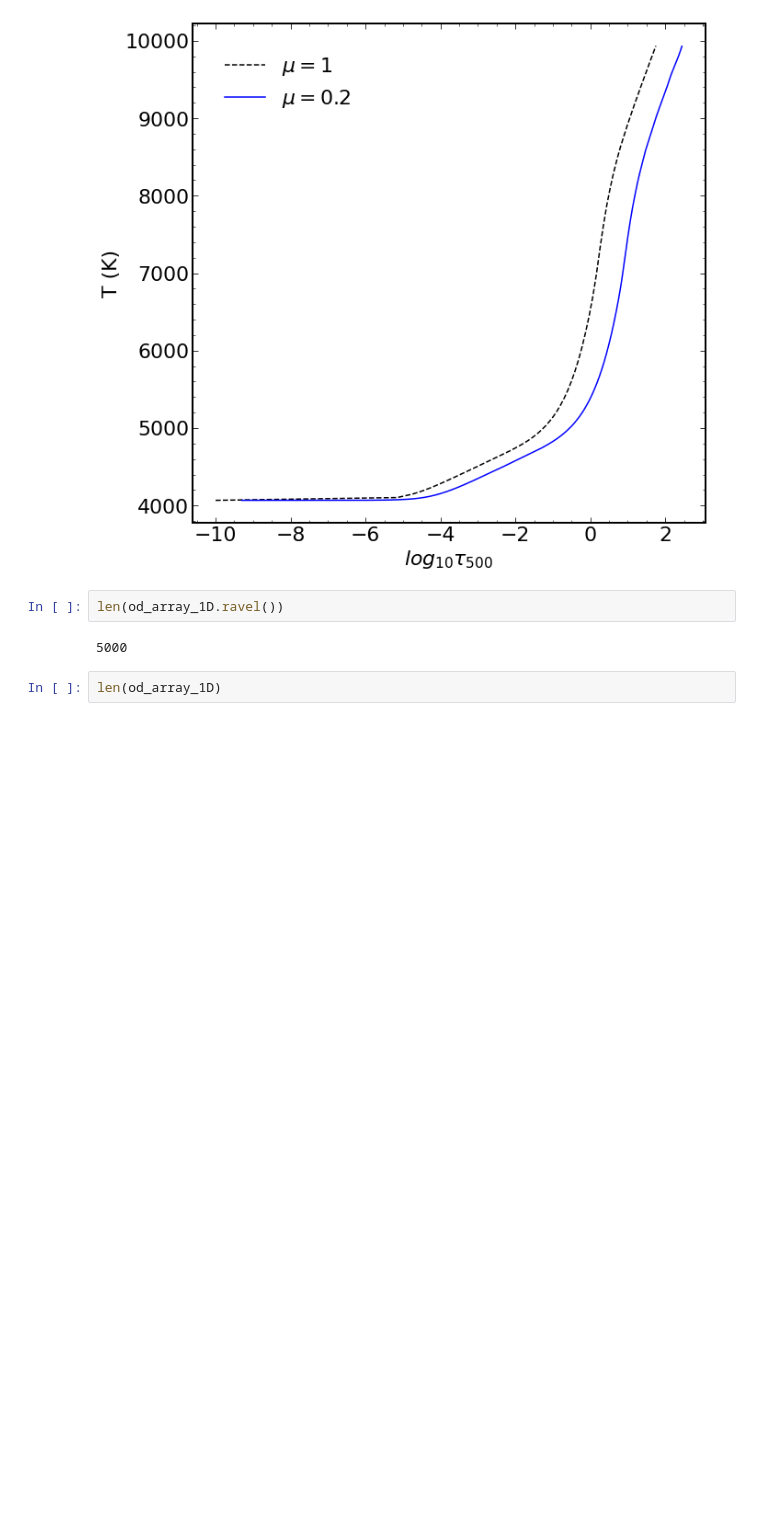
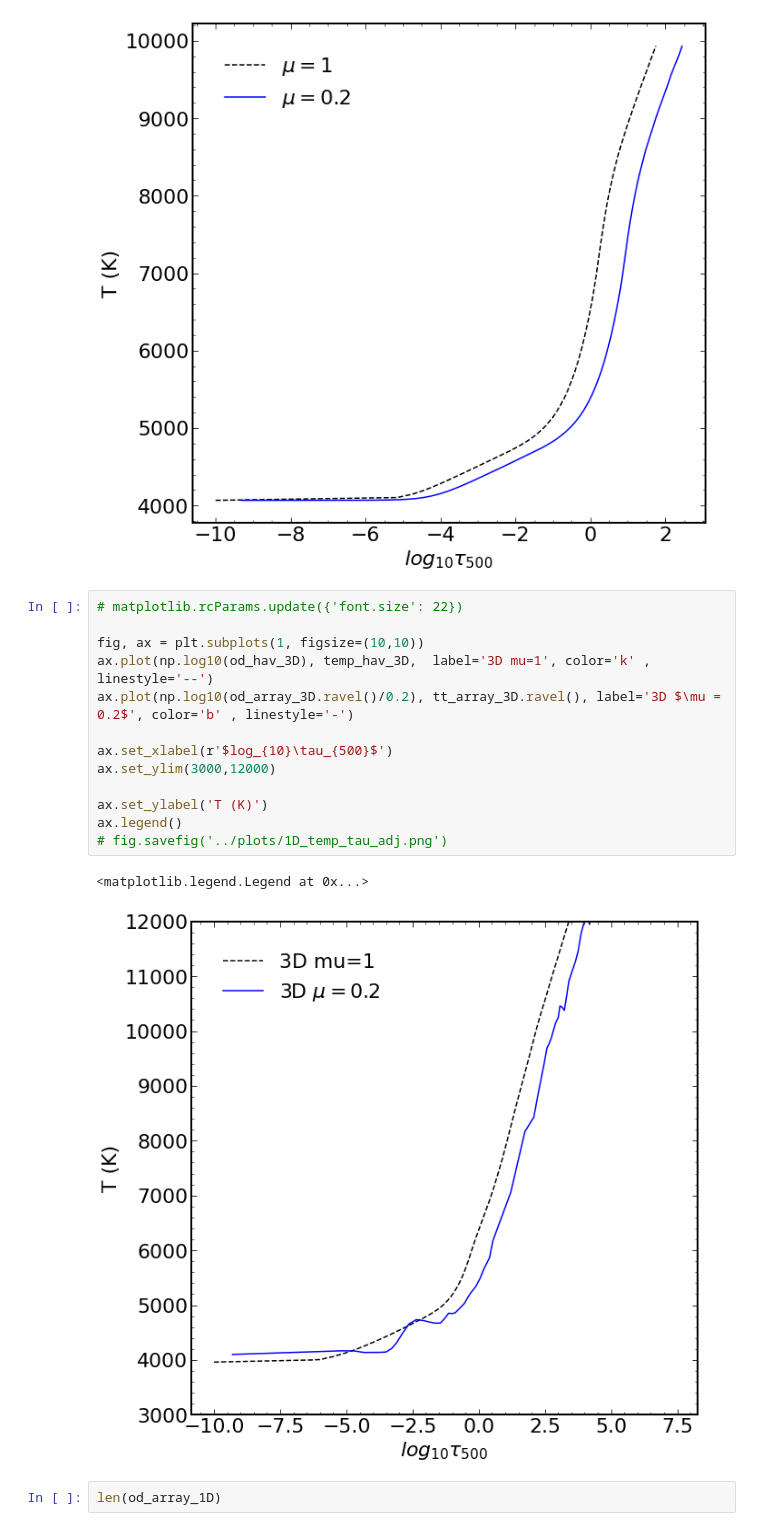
Before and after one commit to nohg/SiliconM3DAnalysis, a Jupyter notebook: Temp_depth.ipynb, the cells around one changed output. Saved outputs shown, nothing was run; the diff lists cells and outputs as text; blank space fills up the shorter version.

Commit message:
add 3D plot to temp-depth nb

```diff
--- a/Temp_depth.ipynb
+++ b/Temp_depth.ipynb
@@ -430,10 +430,22 @@ ax.legend()
 # %% [output]
 <matplotlib.legend.Legend at 0x...>
 [figure]
-# %%
-len(od_array_1D.ravel())
-# %% [output]
-5000
+# %%
+# matplotlib.rcParams.update({'font.size': 22})
+
+fig, ax = plt.subplots(1, figsize=(10,10))
+ax.plot(np.log10(od_hav_3D), temp_hav_3D,  label='3D mu=1', color='k' , linestyle='--')
+ax.plot(np.log10(od_array_3D.ravel()/0.2), tt_array_3D.ravel(), label='3D $\mu = 0.2$', color='b' , linestyle='-')
+
+ax.set_xlabel(r'$log_{10}\tau_{500}$')
+ax.set_ylim(3000,12000)
+
+ax.set_ylabel('T (K)')
+ax.legend()
+# fig.savefig('../plots/1D_temp_tau_adj.png')
+# %% [output]
+<matplotlib.legend.Legend at 0x...>
+[figure, added]
 # %%
 len(od_array_1D)
 # %% [output]
```
Also changed, not shown: parts of 1 cell of this notebook, 2 other files.
